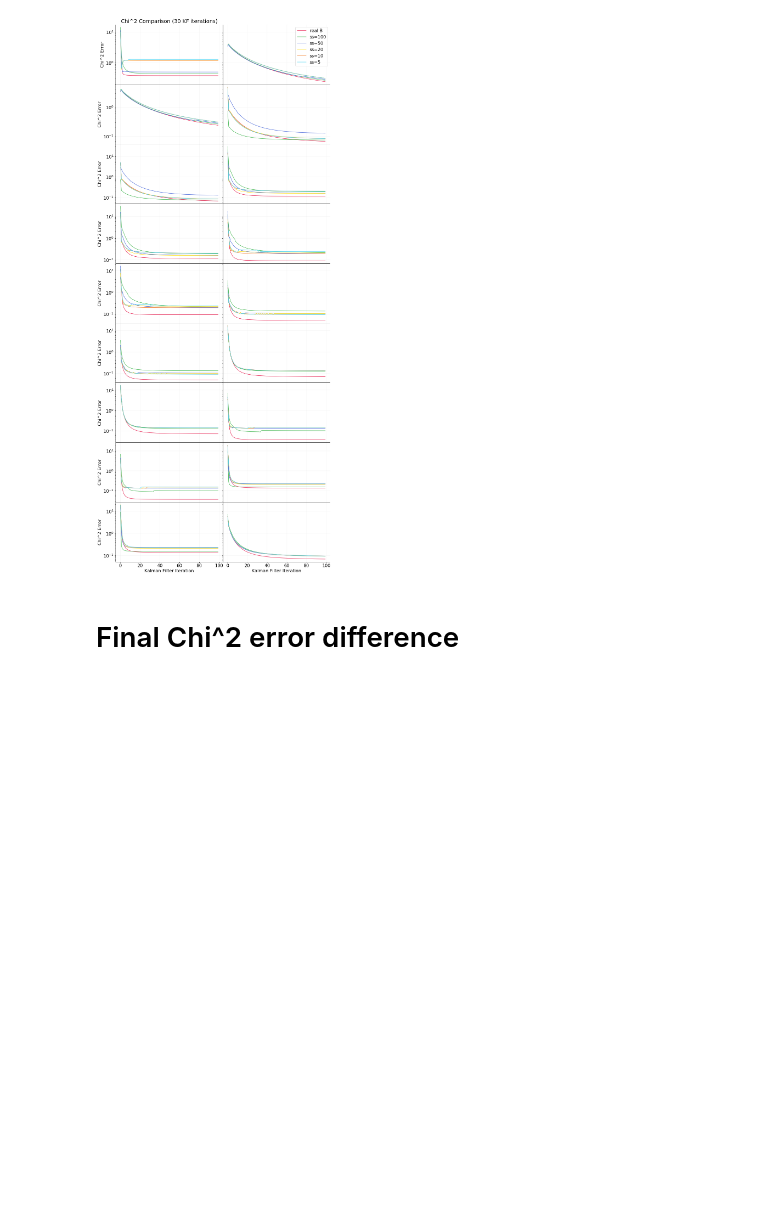
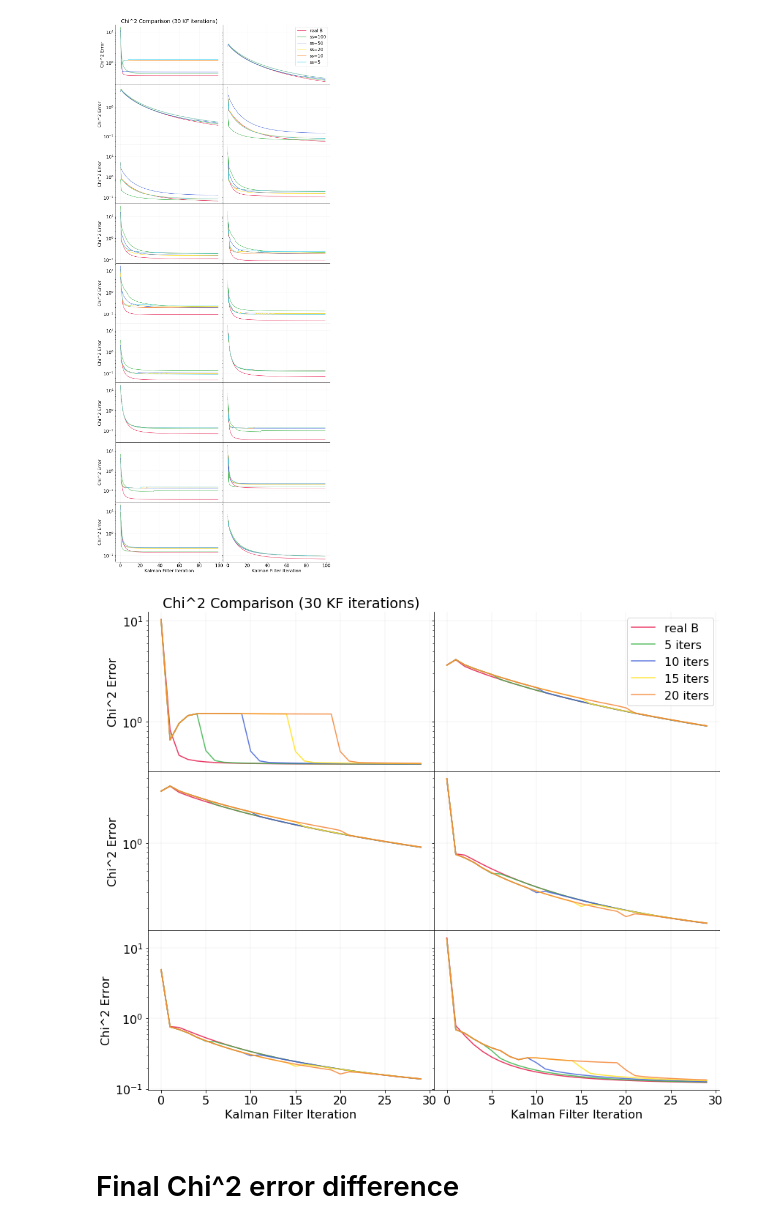
Before and after one commit to bleaktwig/clas12-data-and-tests, a Jupyter notebook: bfield_plots.ipynb, the cells around one changed output. Cells and saved outputs as stored; diff of their text form; code cells hidden in the pictures; blank space fills up the shorter version.

```diff
--- a/bfield_plots.ipynb
+++ b/bfield_plots.ipynb
@@ -113,6 +121,8 @@ def remove_outliers(x, outlier_constant):
 mdir        = "data/bfield_tests/"
 labels      = ["real B",  "ss=100",    "ss=50",     "ss=20",     "ss=10",     "ss=5"     ]
 dirs        = ["real_B/", "sim_B100/", "sim_B050/", "sim_B020/", "sim_B010/", "sim_B005/"]
+h_labels    = ["real B",  "5 iters",   "10 iters",  "15 iters",  "20 iters"]
+h_dirs      = ["simB_i00/","simB_i05/", "simB_i10/", "simB_i15/", "simB_i20/"]
 B_chi2      = [[],        [],          [],          [],          [],          []         ]
 B_fchi2     = []
 B_fchi2_avg = []
@@ -146,6 +156,12 @@ B_meas.append(file_to_bfield_arrs(mdir + "sim_B200/" + "meas"))
 
 for d in dirs:
     B_meas_sm.append(file_to_bfield_arrs(mdir + d + "meas_sm"))
+# %%
+B_hfchi2 = []
+for i in range(len(h_dirs)):
+    B_hfchi2.append([])
+    for filename in filenames[:6]:
+        B_hfchi2[i].append(file_to_arr(mdir + h_dirs[i] + filename))
 # %% [markdown]
 # Chi^2 error difference per KF iteration:
 # %%
@@ -180,6 +196,38 @@ f.subplots_adjust(hspace=0, wspace=0)
 plt.show()
 # %% [output]
 [figure]
+# %%
+n_subplots = len(B_hfchi2[0])
+
+ax = np.empty([int(n_subplots/2), 2])
+f, ax = plt.subplots(int(n_subplots/2), 2, sharex="col", sharey="row")
+f.set_size_inches((14,int(4*n_subplots/2)))
+
+index = np.arange(len(B_hfchi2[0][0]))
+for i in range(0, n_subplots, 2):
+    for j in range(len(B_hfchi2)):
+        ax[int(i/2),0].plot(   index, B_hfchi2[j][int(i/2)],   c=accessibility_99[j], alpha=baralpha, label=h_labels[j])
+        ax[int(i/2),1].plot(   index, B_hfchi2[j][int(i/2)+1], c=accessibility_99[j], alpha=baralpha, label=h_labels[j])
+
+    # SETTINGS
+    for j in range(2):
+        ax[int(i/2),j].spines['right'].set_visible(False)
+        ax[int(i/2),j].grid(color=c_gra, linestyle='-', linewidth=0.25, alpha=0.5)
+        ax[int(i/2),j].set_yscale("log")
+
+ax[0,0].set_title("Chi^2 Comparison (30 KF iterations)")
+ax[0,1].legend()
+
+for i in range(int(n_subplots/2)):
+    ax[i,0].set_ylabel("Chi^2 Error")
+for j in range(2):
+    ax[0,j].spines["top"].set_visible(False)
+    ax[int(n_subplots/2 - 1), j].set_xlabel("Kalman Filter Iteration")
+
+f.subplots_adjust(hspace=0, wspace=0)
+plt.show()
+# %% [output]
+[figure, added]
 # %% [markdown]
 # Final Chi^2 error difference
 # %%
```
Also changed, not shown: parts of 4 cells of this notebook, 38 other files.
